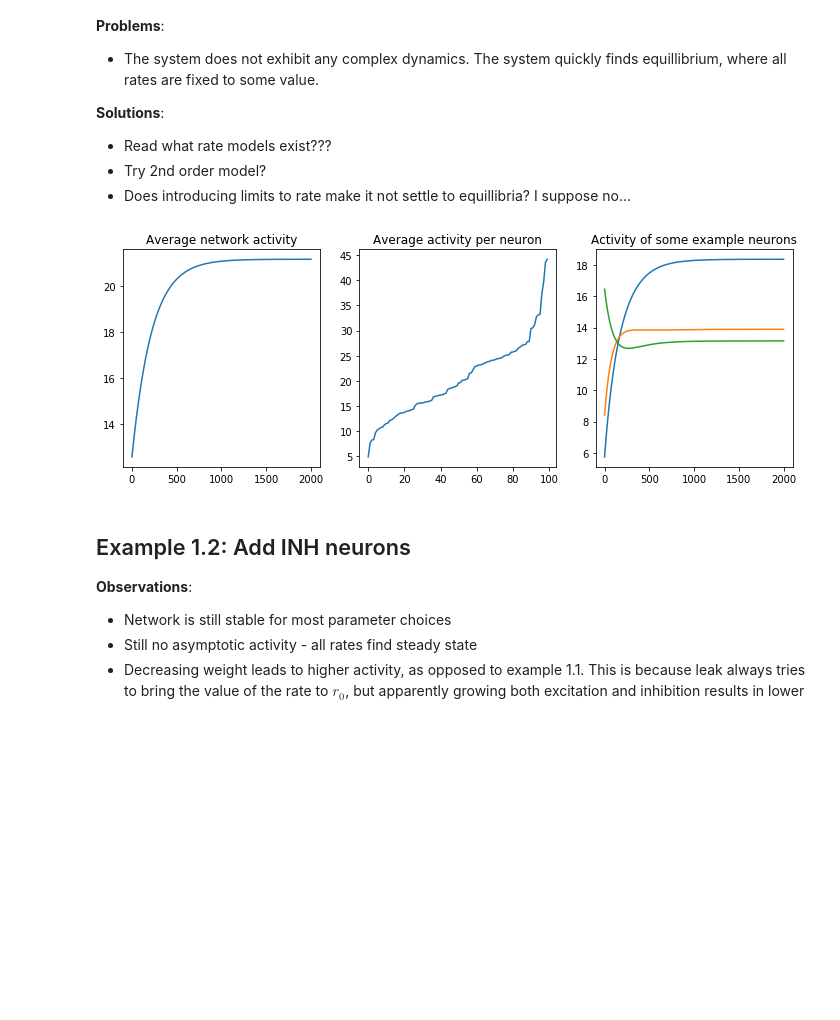
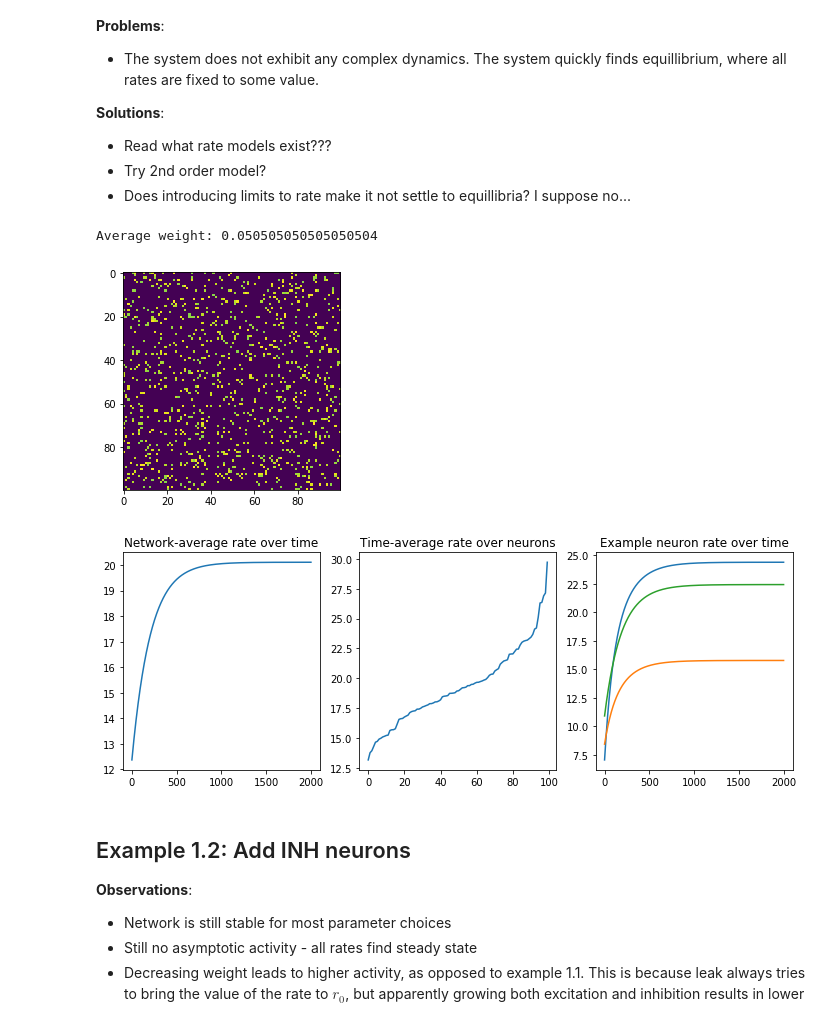
Before and after one commit to aleksejs-fomins/memory-hippo-ca3, a Jupyter notebook: self-contained/reservoir/reservoir-rate.ipynb, the cells around one changed output. Drawn from its saved outputs; the diff is of its cells as text; code cells hidden in the pictures; blank space fills up the shorter version.

Commit message:
attempts at RATE-STDP

```diff
--- a/self-contained/reservoir/reservoir-rate.ipynb
+++ b/self-contained/reservoir/reservoir-rate.ipynb
@@ -67,55 +81,56 @@ p = {
     "dt"        : 0.0001, # Time step
     "tau_r"     : 0.01,   # Leak timescale
     "r0"        : 10.0,   # Background activity
-    "a_W"       : 0.1,    # Ratio of number of existing connections to all-to-all
+    "p_conn"    : 0.1,    # Ratio of number of existing connections to all-to-all
     "a_IL"      : 0.5     # Balance between internal feedback input and leak
 }
-p['W0'] = (1 - p['a_IL']) * p['T0'] / ((p['N'] - 1) * p['a_W'])
+p['W0'] = (1 - p['a_IL']) * p['T0'] / ((p['N'] - 1) * p['p_conn'])
 
 # Initial values for variables
 r = np.random.uniform(0.5 * p['r0'], 2.0 * p['r0'], p['N'])
 T = np.random.uniform(0.9 * p['T0'], 1.1 * p['T0'], p['N'])
 
 # Connectivity matrix
-M = randMat(p['N'], p['N'], p['a_W'], p['W0'], 0.1)
-np.fill_diagonal(M, 0)  # No self-connections allowed
+W = spRandUMat([p['N'], p['N']], [0.9*p['W0'], 1.1*p['W0']], p['p_conn'], withDiag=False)
 
 # # Plot connectivity
-# print('Average weight:', p['W0'])
-# plt.figure()
-# plt.imshow(M)
-# plt.show()
+print('Average weight:', p['W0'])
+plt.figure()
+plt.imshow(W.toarray())
+plt.show()
 
 ###############
 # Simulation
 ###############
 
 N_STEP = 2000
 
 r_hist = np.zeros((N_STEP, p['N']))
 r_hist[0] = r
 
 for i in range(N_STEP-1):
-    r = computeR(r, M, T, p)
+    r = computeR(r, W, T, p)
     r_hist[i+1] = r
 
 ###############
 # Analysis
 ###############
 
 fig, ax = plt.subplots(ncols = 3, figsize=(12, 4))
 ax[0].plot(np.mean(r_hist, axis=1))
 ax[1].plot(np.sort(np.mean(r_hist, axis=0)))
 ax[2].plot(r_hist[:, 0])
 ax[2].plot(r_hist[:, 1])
 ax[2].plot(r_hist[:, 2])
 
-ax[0].set_title("Average network activity")
-ax[1].set_title("Average activity per neuron")
-ax[2].set_title("Activity of some example neurons")
+ax[0].set_title("Network-average rate over time")
+ax[1].set_title("Time-average rate over neurons")
+ax[2].set_title("Example neuron rate over time")
 plt.show()
 # %% [output]
+Average weight: 0.050505050505050504
-[figure, old version]
+[figure, new version]
+[figure, added]
 # %% [markdown]
 ## Example 1.2: Add INH neurons
 
```
Also changed, not shown: parts of 9 cells of this notebook, 2 other files.
